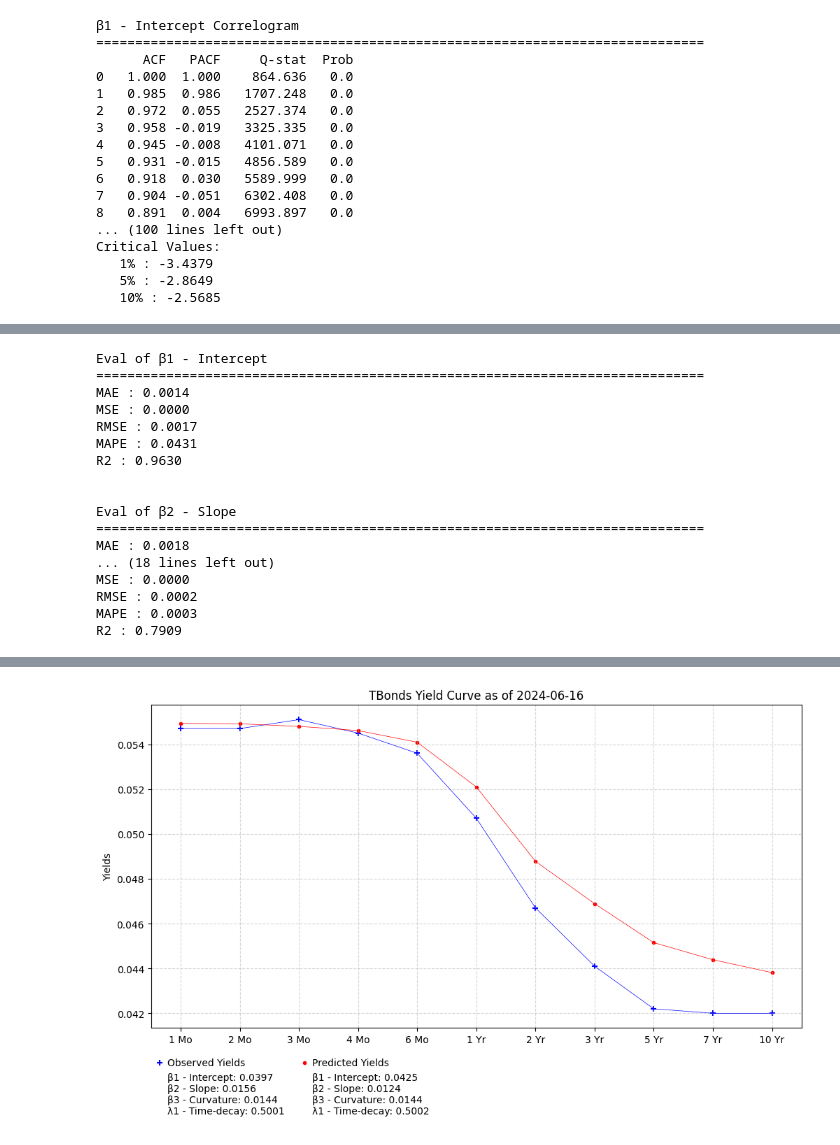
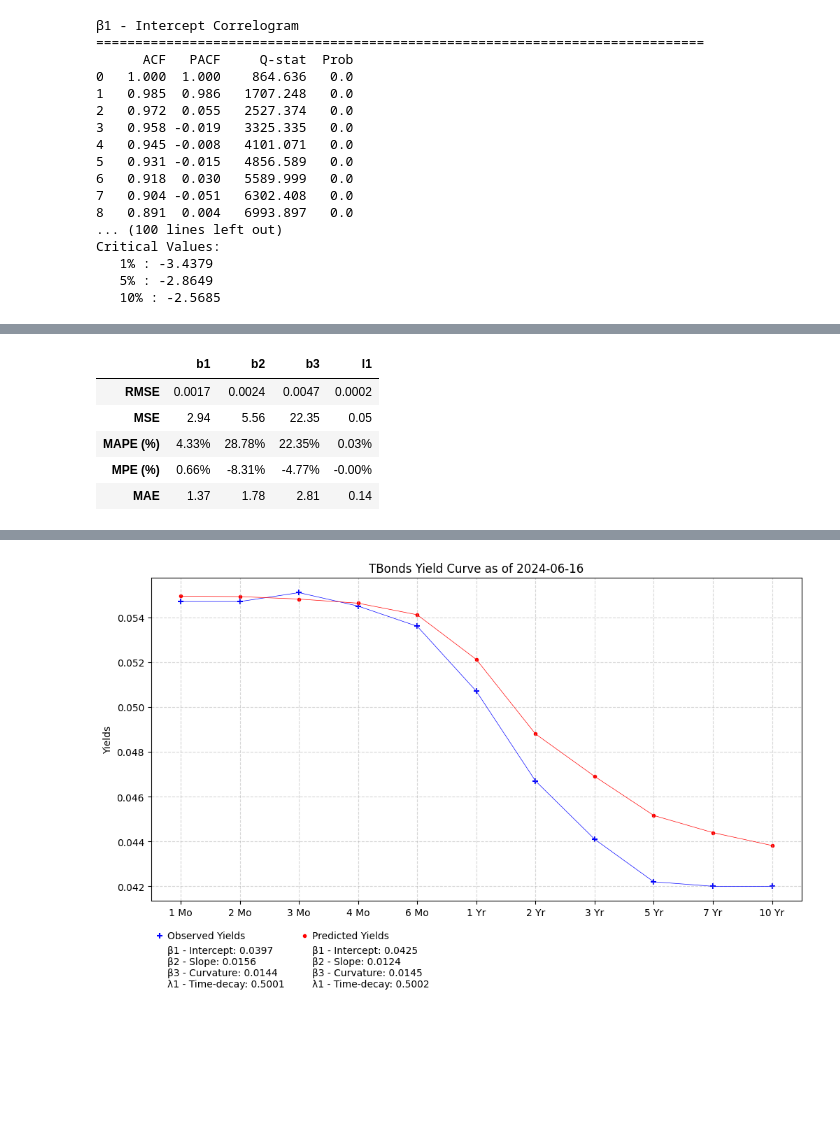
Before and after one commit to Matteo-Bernard/FedWatch, a Jupyter notebook: FedWatch.ipynb, the cells around one changed output, grey strips where cells are left out. Drawn from its saved outputs; the diff is of its cells as text; code cells hidden in the pictures; blank space fills up the shorter version.

```diff
--- a/FedWatch.ipynb
+++ b/FedWatch.ipynb
@@ -299,49 +433,43 @@ for t in tqdm(nsc_pred.index):
         b3_pred.values[0],
         l1_pred.values[0]
     ]
-# %%
-from sklearn.metrics import root_mean_squared_error, mean_absolute_error, mean_squared_error, r2_score, mean_absolute_percentage_error
-
-def eval(test, pred, title='Eval'):
-    print(title)
-    print('==============================================================================')
-    mape = mean_absolute_percentage_error(test, pred)
-    mae = mean_absolute_error(test, pred)
-    mse = mean_squared_error(test, pred)
-    rmse = root_mean_squared_error(test, pred)
-    r2 = r2_score(test, pred)
-
-    print(f"MAE : {mae:.4f}")
-    print(f"MSE : {mse:.4f}")
-    print(f"RMSE : {rmse:.4f}")
-    print(f"MAPE : {mape:.4f}")
-    print(f"R2 : {r2:.4f}")
-# %%
-eval(nsc_test['b1'], nsc_pred['b1'], title='Eval of β1 - Intercept')
-print('\n')
-eval(nsc_test['b2'], nsc_pred['b2'], title='Eval of β2 - Slope')
-print('\n')
-eval(nsc_test['b3'], nsc_pred['b3'], title='Eval of β3 - Curvature')
-print('\n')
-eval(nsc_test['l1'], nsc_pred['l1'], title='Eval of λ1 - Time-decay')
-# %% [output]
-Eval of β1 - Intercept
-==============================================================================
-MAE : 0.0014
-MSE : 0.0000
-RMSE : 0.0017
-MAPE : 0.0431
-R2 : 0.9630
-
-
-Eval of β2 - Slope
-==============================================================================
-MAE : 0.0018
-... (18 lines left out)
-MSE : 0.0000
-RMSE : 0.0002
-MAPE : 0.0003
-R2 : 0.7909
+# %%
+import numpy as np
+import pandas as pd
+from sklearn.metrics import (
+    root_mean_squared_error,
+    mean_absolute_error,
+    mean_squared_error,
+    mean_absolute_percentage_error
+)
+
+def mean_percentage_error(test, pred):
+    test, pred = np.array(test), np.array(pred)
+    return np.mean((test - pred) / test)
+
+def eval(test, pred):
+    tbond_eval = pd.DataFrame(index=['RMSE', 'MSE', 'MAPE (%)', 'MPE (%)', 'MAE'], columns=test.columns)
+
+    for n in test.columns:
+        y_true = test[n].values
+        y_pred = pred[n].values
+
+        tbond_eval.loc['RMSE', n]     = f"{root_mean_squared_error(y_true, y_pred):.4f}"
+        tbond_eval.loc['MSE', n]      = f"{mean_squared_error(y_true * 1000, y_pred * 1000):.2f}"
+        tbond_eval.loc['MAPE (%)', n] = f"{mean_absolute_percentage_error(y_true, y_pred):.2%}"
+        tbond_eval.loc['MPE (%)', n]  = f"{mean_percentage_error(y_true, y_pred):.2%}"
+        tbond_eval.loc['MAE', n]      = f"{mean_absolute_error(y_true * 1000, y_pred * 1000):.2f}"
+
+    return tbond_eval
+
+eval(nsc_test, nsc_pred)
+# %% [output]
+|  | b1 | b2 | b3 | l1 |
+| RMSE | 0.0017 | 0.0024 | 0.0047 | 0.0002 |
+| MSE | 2.94 | 5.56 | 22.35 | 0.05 |
+| MAPE (%) | 4.33% | 28.78% | 22.35% | 0.03% |
+| MPE (%) | 0.66% | -8.31% | -4.77% | -0.00% |
+| MAE | 1.37 | 1.78 | 2.81 | 0.14 |
 # %%
 def nsc_to_curve(P, T):
     """Calcule la courbe Nelson-Siegel pour un jeu de paramètres P et des maturités T."""
```
Also changed, not shown: parts of 8 cells of this notebook.
